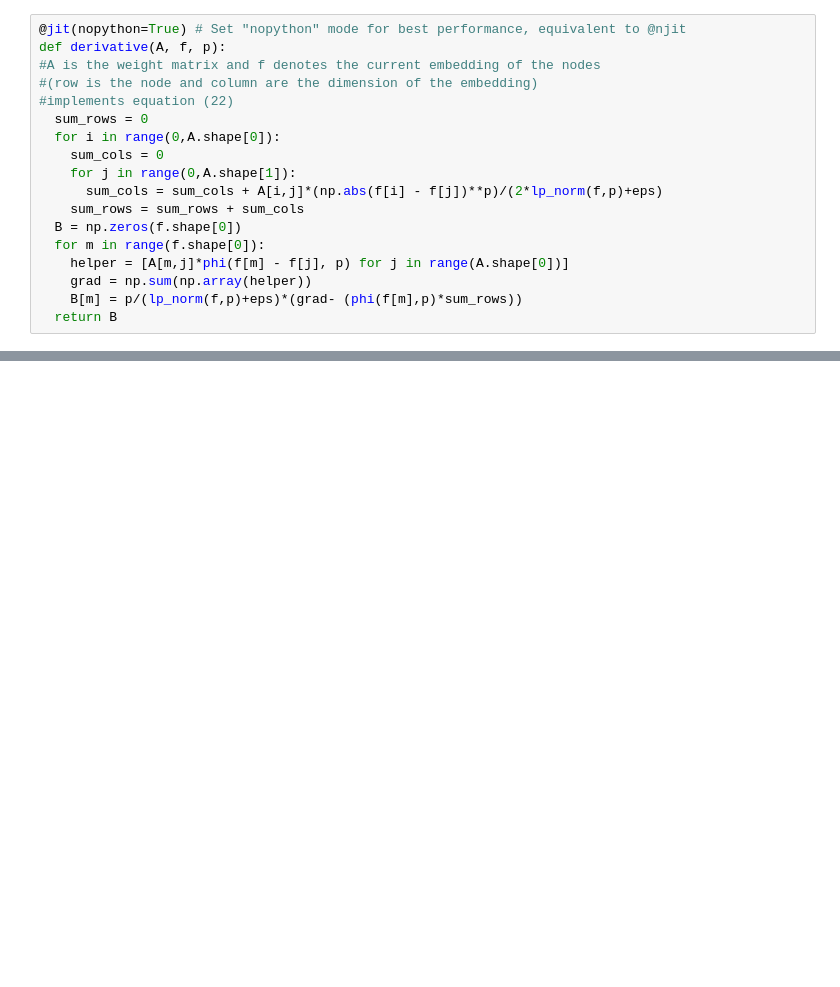
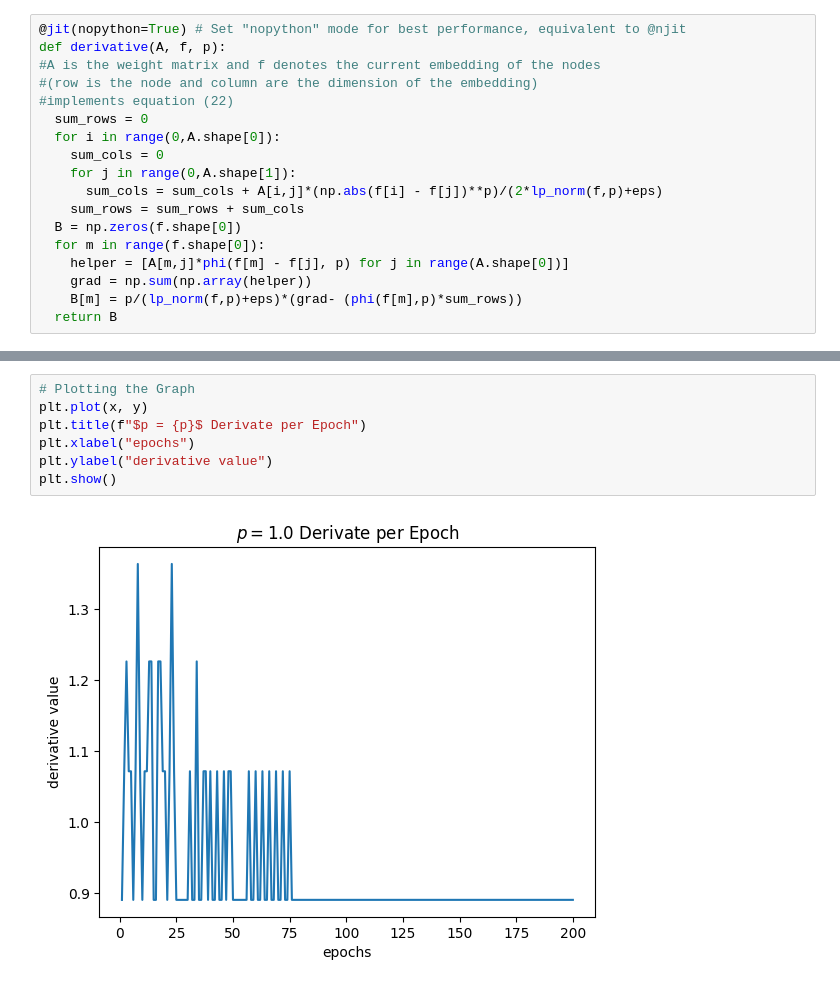
Before and after one commit to alip67/glpe, a Jupyter notebook: graph-task/PlotEigVecs.ipynb, the cells around one changed output, grey strips where cells are left out. Drawn from its saved outputs; the diff is of its cells as text; blank space fills up the shorter version.

```diff
--- a/graph-task/PlotEigVecs.ipynb
+++ b/graph-task/PlotEigVecs.ipynb
@@ -429,0 +452,9 @@ array([3.8901174e-16, 2.7003175e-02, 1.0957921e-01, 2.6794919e-01,
+# %%
+# Plotting the Graph
+plt.plot(x, y)
+plt.title(f"$p = {p}$ Derivate per Epoch")
+plt.xlabel("epochs")
+plt.ylabel("derivative value")
+plt.show()
+# %% [output]
+[figure, added]
```
Also changed, not shown: parts of 43 cells of this notebook.
